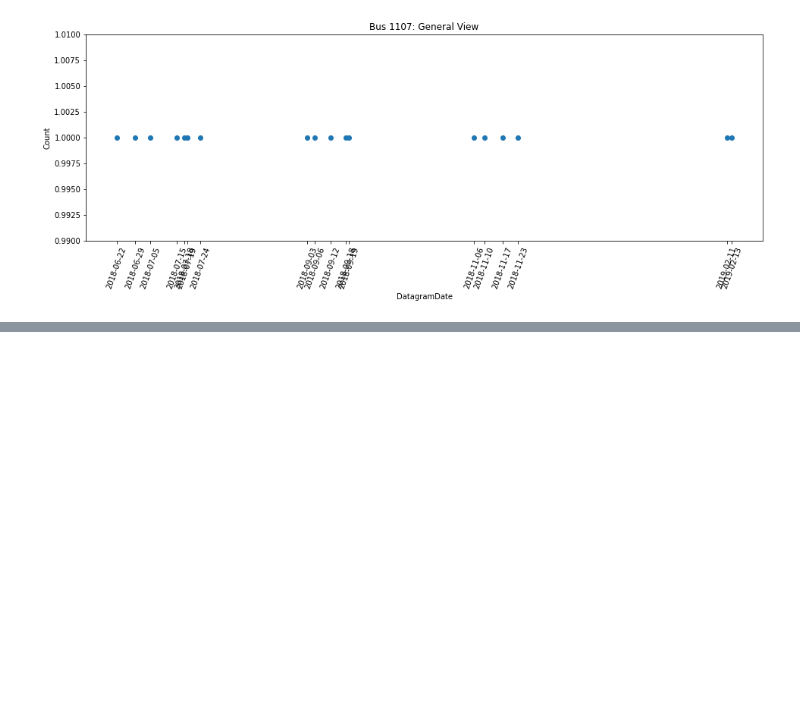
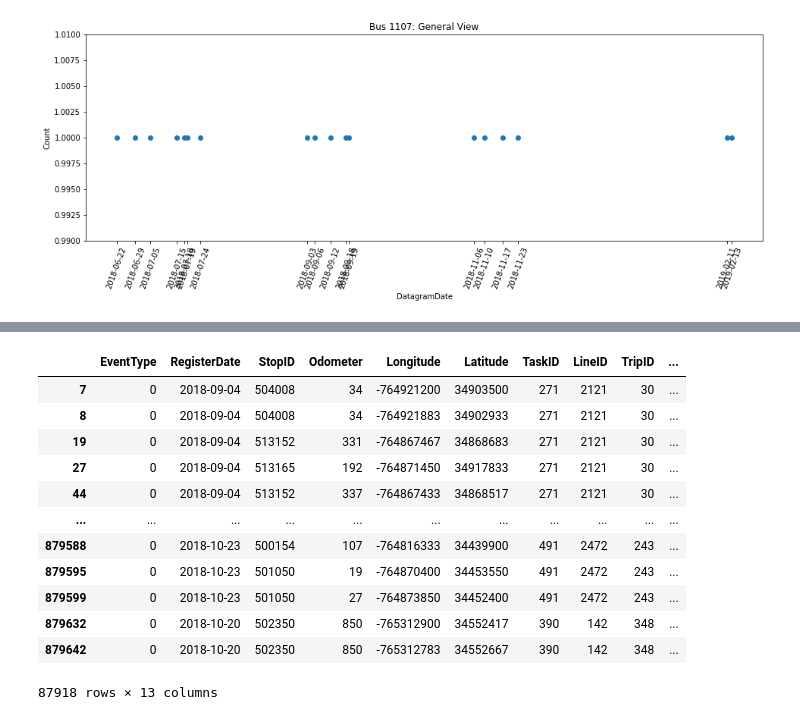
Before and after one commit to manuelq12/PDG-AVIOM-BUS_DIGITAL_TWIN, a Jupyter notebook: Analisis_Exploratorio/Python/AnalisisExploratorio.ipynb, the cells around one changed output, grey strips where cells are left out. Cells and saved outputs as stored; diff of their text form; code cells hidden in the pictures; blank space fills up the shorter version.

```diff
--- a/Analisis_Exploratorio/Python/AnalisisExploratorio.ipynb
+++ b/Analisis_Exploratorio/Python/AnalisisExploratorio.ipynb
@@ -1088,0 +1107,10 @@ plt.show()
+# %%
+dfBuses = pd.read_csv('buses.csv',',',dtype={"EventType": str, "RegisterDate": str, "StopID": str,"Odometer": str,"Longitude": str,"Latitude": str, "TaskID": str,"LineID": str,"TripID": str,"DatagramID": str,"DatagramTimestamp": str,"BusID": str},names = col_Headers, na_values = missing_values)
+# %%
+dfBuses['DatagramDate'] = pd.to_datetime(dfBuses.DatagramDate)
+dfBuses['RegisterDate'] = pd.to_datetime(dfBuses.RegisterDate)
+dfBuses['DatagramTime'] = pd.to_datetime(dfBuses.DatagramTime)
+dfBuses['EventType'] = pd.to_numeric(dfBuses.EventType, downcast ='signed')
+dfBuses['Odometer'] = pd.to_numeric(dfBuses.Odometer, downcast ='signed')
+dfBuses['Longitude'] = pd.to_numeric(dfBuses.Longitude, downcast ='signed')
+dfBuses['Latitude'] = pd.to_numeric(dfBuses.Latitude, downcast ='signed')
@@ -1088,0 +1212,2 @@ plt.show()
+# %%
+dfBuses =dfBuses.dropna()
@@ -1088,0 +1218,18 @@ plt.show()
+# %%
+dfOdo_Bus255 = dfBuses[(dfBuses['BusID'] == '255')]
+dfBuses.sort_values(by=['DatagramDate', 'DatagramTime'])
+dfOdo_Bus255
+# %% [output]
+|  | EventType | RegisterDate | StopID | Odometer | Longitude | Latitude | TaskID | LineID | TripID | ... |
+| 7 | 0 | 2018-09-04 | 504008 | 34 | -764921200 | 34903500 | 271 | 2121 | 30 | ... |
+| 8 | 0 | 2018-09-04 | 504008 | 34 | -764921883 | 34902933 | 271 | 2121 | 30 | ... |
+| 19 | 0 | 2018-09-04 | 513152 | 331 | -764867467 | 34868683 | 271 | 2121 | 30 | ... |
+| 27 | 0 | 2018-09-04 | 513165 | 192 | -764871450 | 34917833 | 271 | 2121 | 30 | ... |
+| 44 | 0 | 2018-09-04 | 513152 | 337 | -764867433 | 34868517 | 271 | 2121 | 30 | ... |
+| ... | ... | ... | ... | ... | ... | ... | ... | ... | ... | ... |
+| 879588 | 0 | 2018-10-23 | 500154 | 107 | -764816333 | 34439900 | 491 | 2472 | 243 | ... |
+| 879595 | 0 | 2018-10-23 | 501050 | 19 | -764870400 | 34453550 | 491 | 2472 | 243 | ... |
+| 879599 | 0 | 2018-10-23 | 501050 | 27 | -764873850 | 34452400 | 491 | 2472 | 243 | ... |
+| 879632 | 0 | 2018-10-20 | 502350 | 850 | -765312900 | 34552417 | 390 | 142 | 348 | ... |
+| 879642 | 0 | 2018-10-20 | 502350 | 850 | -765312783 | 34552667 | 390 | 142 | 348 | ... |
+87918 rows × 13 columns
```
Also changed, not shown: parts of 12 cells of this notebook.
